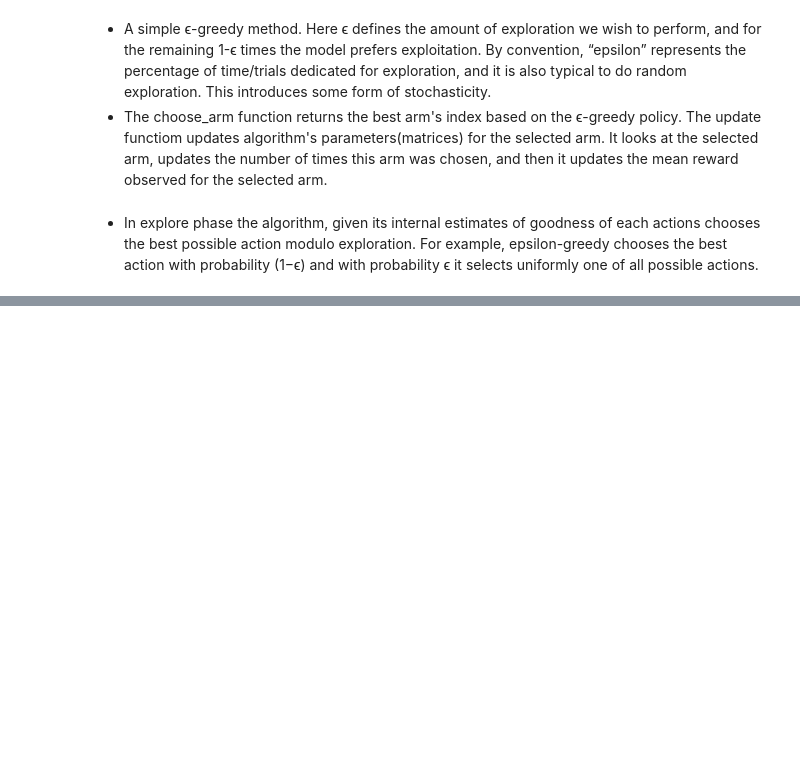
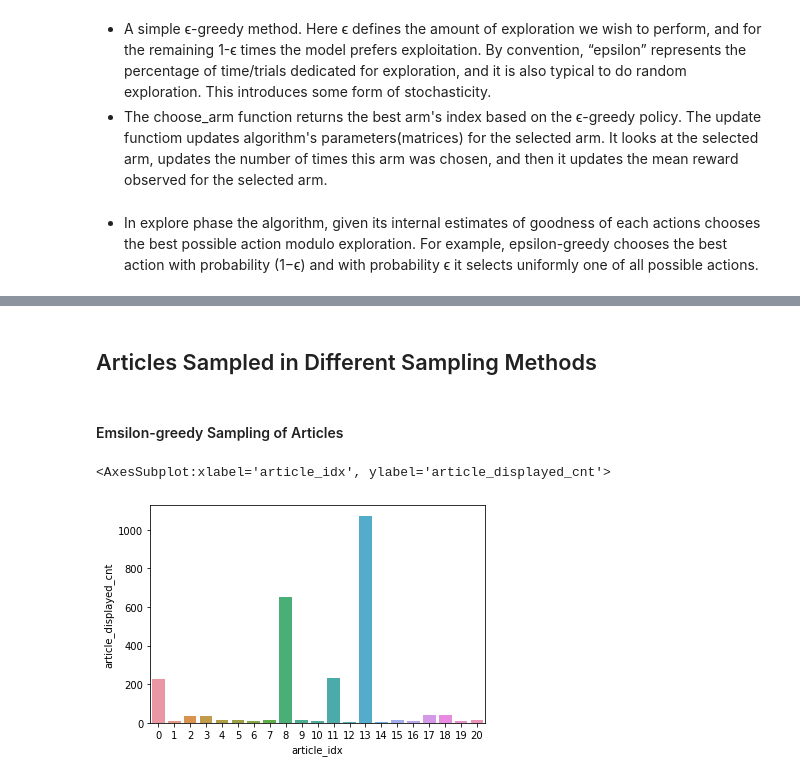
Before and after one commit to ankit-kothari/Data-Science-Journey, a Jupyter notebook: Recommendations/recommendation_kmeans/contextual_bandit.ipynb, the cells around one changed output, grey strips where cells are left out. Saved outputs shown, nothing was run; the diff lists cells and outputs as text; code cells hidden in the pictures; blank space fills up the shorter version.

Commit message:
adding plots

```diff
--- a/Recommendations/contextual_bandit.ipynb
+++ b/Recommendations/recommendation_kmeans/contextual_bandit.ipynb
@@ -658,0 +621,12 @@ avg ctr_modeled: 0.03198216356594184
+# %% [markdown]
+## Articles Sampled in Different Sampling Methods
+# %% [markdown]
+#### Emsilon-greedy Sampling of Articles
+# %%
+import seaborn as sns
+import matplotlib.pyplot as plt
+
+sns.barplot(x="article_idx", y="article_displayed_cnt", data=epsilon_article_distribution)
+# %% [output]
+<AxesSubplot:xlabel='article_idx', ylabel='article_displayed_cnt'>
+[figure, added]
```
Also changed, not shown: parts of 22 cells of this notebook.
